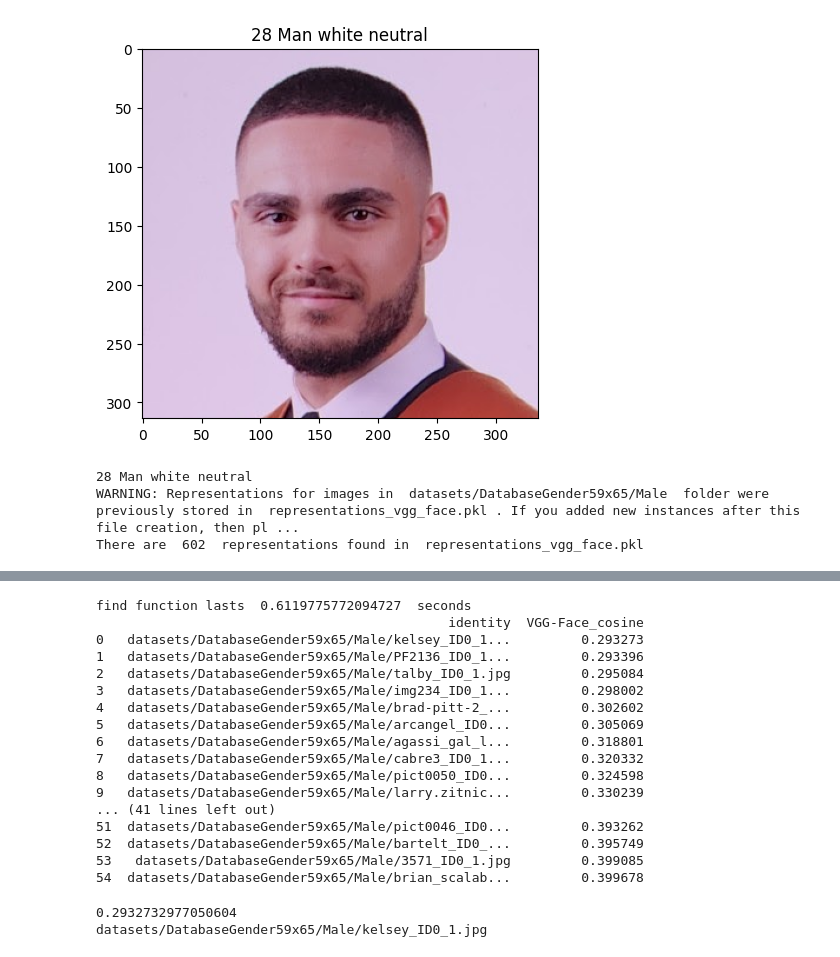
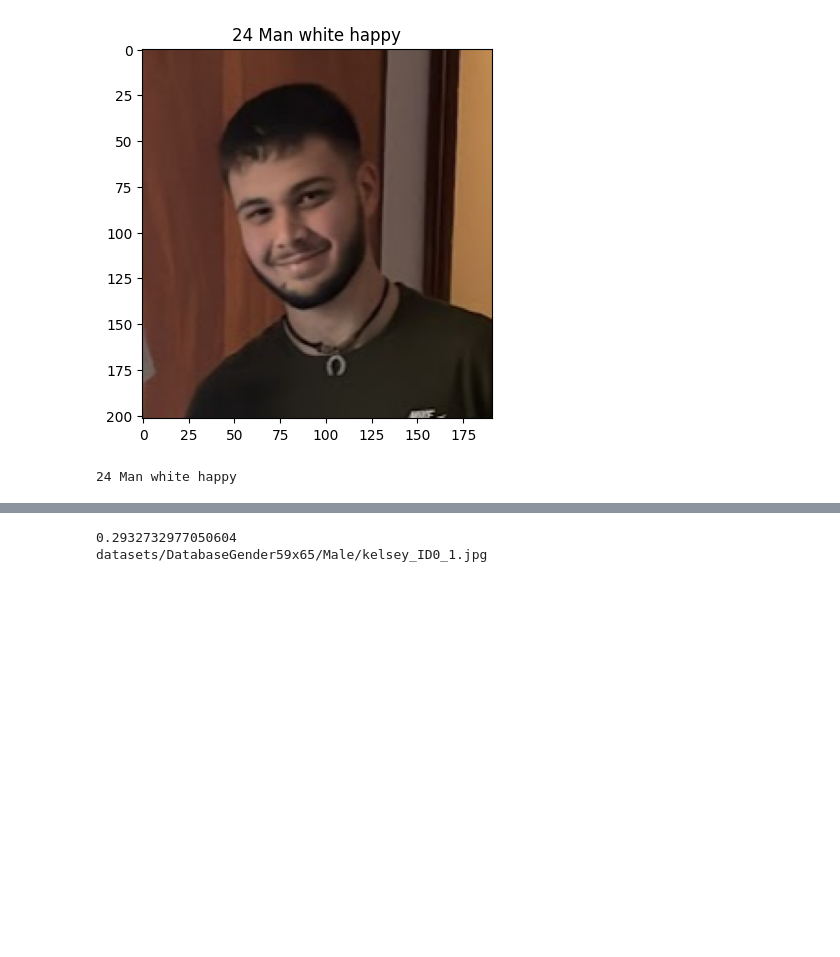
Before and after one commit to raulmat19/Vision-por-Computador, a Jupyter notebook: Practica-6/VC_P6_Face_Recognition.ipynb, the cells around one changed output, grey strips where cells are left out. Drawn from its saved outputs; the diff is of its cells as text; code cells hidden in the pictures; blank space fills up the shorter version.

```diff
--- a/Practica-6/VC_P6_Face_Recognition.ipynb
+++ b/Practica-6/VC_P6_Face_Recognition.ipynb
@@ -31,7 +31,7 @@ img2 = cv2.imread("face_recognition_images/Raul2.jpg")
 img2 = cv2.cvtColor(img2, cv2.COLOR_BGR2RGB)
 # %%
 auth_verified = False
-auth = DeepFace.verify(img1_path=img1, img2_path=img2, model_name=models[2], enforce_detection=False)
+auth = DeepFace.verify(img1_path=img1, img2_path=img2, model_name=models[0], distance_metric = metrics[2], enforce_detection=False)
 print(auth)
 if auth['verified']:
     print("Eres tú")
@@ -45 +45,4 @@ else:
 Eres tú
+# %%
+df = DeepFace.find(img_path = img1, db_path = "face_recognition_images", model_name=models[0], distance_metric = metrics[2], prog_bar = False, enforce_detection=False)
+print(df)
@@ -46,5 +56,5 @@ Eres tú
 # %%
-img3 = cv2.imread("face_recognition_images/Raul.jpg")
+img3 = cv2.imread("face_recognition_images/elputodavo.png")
 img3 = cv2.cvtColor(img3, cv2.COLOR_BGR2RGB)
 obj = DeepFace.analyze(img_path = img3, actions = ['age', 'gender', 'race', 'emotion'], enforce_detection=False)
 edad = obj['age']
@@ -58,11 +68,11 @@ plt.title(str(edad)+" " + genero + " " + raza + " " + emocion)
 plt.show()
 print(edad,genero,raza,emocion)
 
-if (auth_verified and genero == "Man"):
+'''if (auth_verified and genero == "Man"):
     df = DeepFace.find(img_path = img3, db_path = "datasets/DatabaseGender59x65/Male", distance_metric = metrics[0], prog_bar = False, enforce_detection=False)
     print(df)
 
 elif (auth_verified and genero == "Woman"):
     df = DeepFace.find(img_path = img3, db_path = "datasets/DatabaseGender59x65/Female", enforce_detection=False)
-    print(df)
+    print(df) '''
 # %% [output]
@@ -73,4 +83,2 @@ elif (auth_verified and genero == "Woman"):
-[figure, old version]
+[figure, new version]
-28 Man white neutral
-WARNING: Representations for images in  datasets/DatabaseGender59x65/Male  folder were previously stored in  representations_vgg_face.pkl . If you added new instances after this file creation, then pl ...
-There are  602  representations found in  representations_vgg_face.pkl
+24 Man white happy
@@ -78,20 +86,3 @@ There are  602  representations found in  representations_vgg_face.pkl
-find function lasts  0.6119775772094727  seconds
-                                             identity  VGG-Face_cosine
-0   datasets/DatabaseGender59x65/Male/kelsey_ID0_1...         0.293273
-1   datasets/DatabaseGender59x65/Male/PF2136_ID0_1...         0.293396
-2   datasets/DatabaseGender59x65/Male/talby_ID0_1.jpg         0.295084
-3   datasets/DatabaseGender59x65/Male/img234_ID0_1...         0.298002
-4   datasets/DatabaseGender59x65/Male/brad-pitt-2_...         0.302602
-5   datasets/DatabaseGender59x65/Male/arcangel_ID0...         0.305069
-6   datasets/DatabaseGender59x65/Male/agassi_gal_l...         0.318801
-7   datasets/DatabaseGender59x65/Male/cabre3_ID0_1...         0.320332
-8   datasets/DatabaseGender59x65/Male/pict0050_ID0...         0.324598
-9   datasets/DatabaseGender59x65/Male/larry.zitnic...         0.330239
-... (41 lines left out)
-51  datasets/DatabaseGender59x65/Male/pict0046_ID0...         0.393262
-52  datasets/DatabaseGender59x65/Male/bartelt_ID0_...         0.395749
-53   datasets/DatabaseGender59x65/Male/3571_ID0_1.jpg         0.399085
-54  datasets/DatabaseGender59x65/Male/brian_scalab...         0.399678
 # %%
 print(df.at[0, 'VGG-Face_cosine'])
 print(df.at[0, 'identity'])
```
Also changed, not shown: parts of 3 cells of this notebook, 6 other files.
